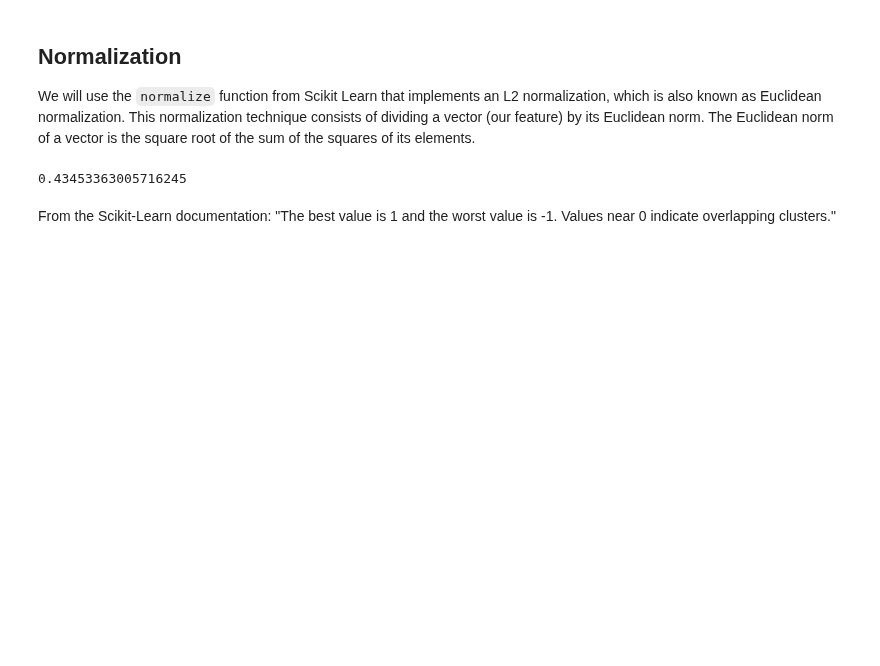
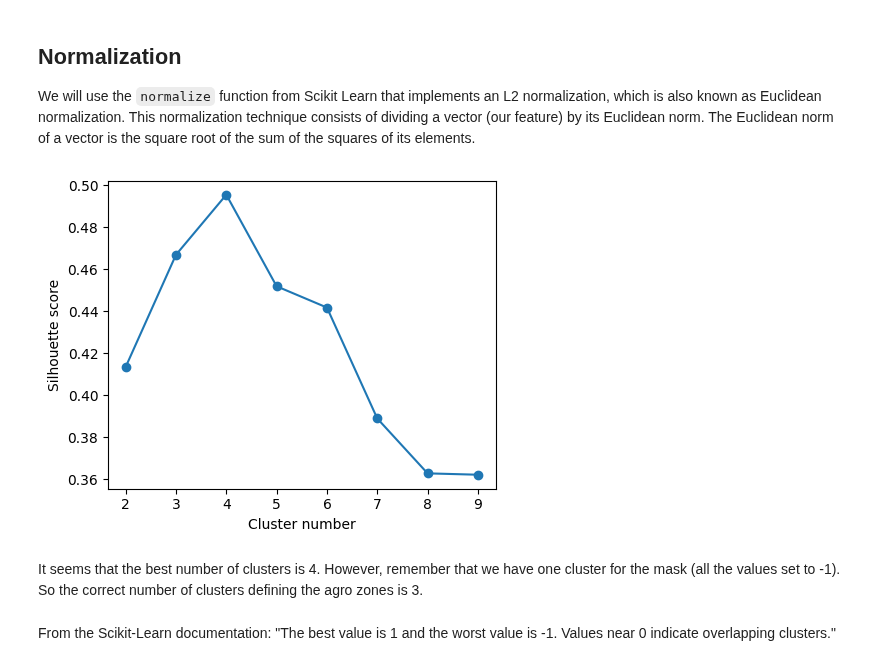
Before and after one commit to soilwater/pynotes-agriscience, a Jupyter notebook: exercises/clustering_kansas_environments.ipynb, the cells around one changed output. Drawn from its saved outputs; the diff is of its cells as text; code cells hidden in the pictures; blank space fills up the shorter version.

```diff
--- a/exercises/clustering_kansas_environments.ipynb
+++ b/exercises/clustering_kansas_environments.ipynb
@@ -125,5 +132,25 @@ X_normalized = normalize(X, axis=0)
 
 # Alternatively you can compute your own normalizing metric (like the z-score)
 #X_normalized = (X - X.mean(axis=0))/X.std(axis=0)
+# %%
+# Find best number of clusters
+cluster_range = list(range(2,10))
+score = []
+for k in cluster_range:
+    clusters = KMeans(n_clusters=k, random_state=1, n_init='auto').fit(X_normalized)
+    rand_samples = np.random.randint(X_normalized.shape[0], size=(5_000))
+    score.append(silhouette_score(X_normalized[rand_samples,:],
+                                  clusters.labels_[rand_samples]))
+# %%
+# Visualize Silhouette_score
+plt.figure(figsize=(5,4))
+plt.plot(cluster_range, score, 'o-')
+plt.xlabel('Cluster number')
+plt.ylabel('Silhouette score')
+plt.show()
+# %% [output]
+[figure, added]
+# %% [markdown]
+It seems that the best number of clusters is 4. However, remember that we have one cluster for the mask (all the values set to -1). So the correct number of clusters defining the agro zones is 3.
 # %%
 # Cluster the data
@@ -131,10 +158,4 @@ k = 5 + 1 # Add an extra cluster for the mask pixels
 clusters = KMeans(n_clusters=k, random_state=1, n_init='auto').fit(X_normalized)
-# %%
-# Compute silhouette score
-rand_samples = np.random.randint(X_normalized.shape[0], size=(1000))
-silhouette_score(X_normalized[rand_samples,:], clusters.labels_[rand_samples])
-# %% [output]
-0.43453363005716245
 # %% [markdown]
 From the Scikit-Learn documentation: "The best value is 1 and the worst value is -1. Values near 0 indicate overlapping clusters."
 # %%
```
Also changed, not shown: parts of 9 cells of this notebook, 7 other files.
